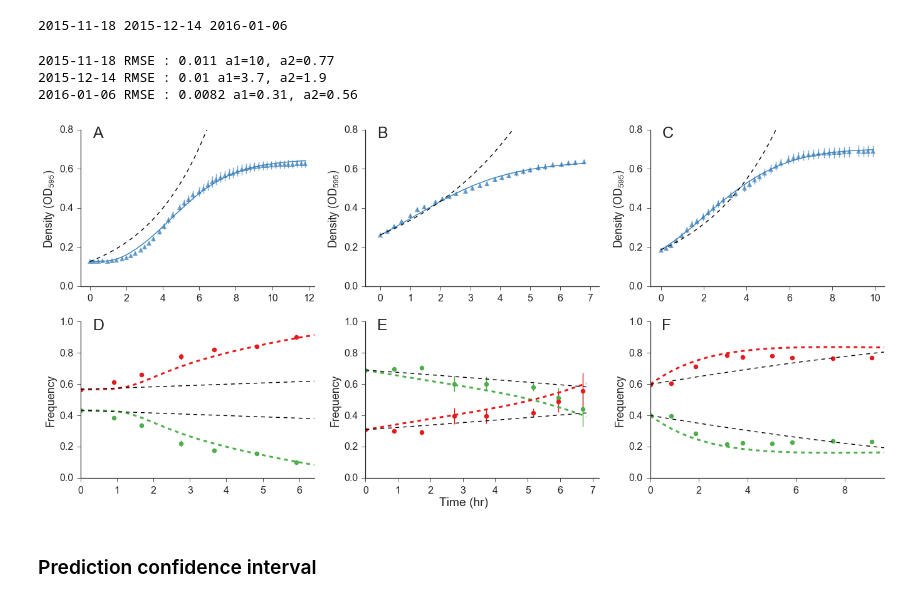
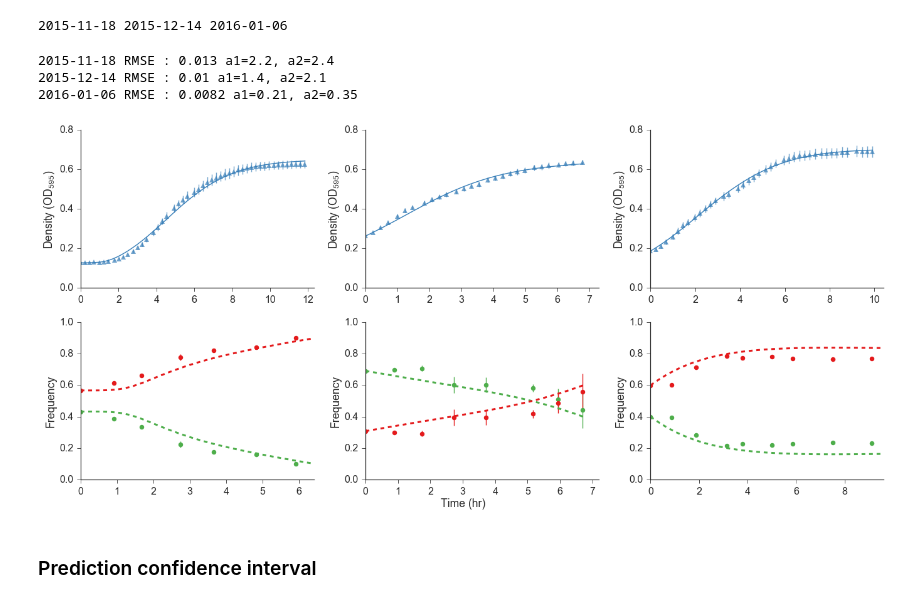
Before and after one commit to yoavram/curveball_ms, a Jupyter notebook: supp.ipynb, the cells around one changed output. Cells and saved outputs as stored; diff of their text form; code cells hidden in the pictures.

```diff
--- a/supp.ipynb
+++ b/supp.ipynb
@@ -44,6 +44,7 @@ fixed_pred_ls = '-.' # prediction without competition coefficients linestyle
 import curveball
 import curveball.scripts.cli
 print('Curveball, ', curveball.__version__)
-folder = '/Users/yoavram/Work/curveball_project/ms' # change to match your data folder
+folder = 'data' # change to match your data folder
+folder = folder if folder.startswith('/') else os.path.join(os.getcwd(), folder)
 print('Working folder:', folder)
 # %% [output]
@@ -52,5 +52,0 @@ Working folder: /Users/yoavram/Work/curveball_project/ms
-# %%
-def fig_xlabel(fig, label):
-    return fig.text(0.5, 0, label, horizontalalignment='center', verticalalignment='bottom')
-def fig_ylabel(fig, label):
-    return fig.text(0, 0.5, label, rotation='vertical', horizontalalignment='right', verticalalignment='center')
@@ -175,11 +173,11 @@ for i, (name, ds) in enumerate(datasets.items()):
 
 txt_x = fig_xlabel(fig, 'Time (hr)')
 txt_y = fig_ylabel(fig, r'Density ($OD_{595}$)')
-for i, axes in enumerate(ax.flatten()):
-    axes.annotate('ABCDEFG'[i], (0.05, 0.95), xycoords='axes fraction', fontsize=panel_label_size)
+# for i, axes in enumerate(ax.flatten()):
+#     axes.annotate('ABCDEFG'[i], (0.05, 0.95), xycoords='axes fraction', fontsize=panel_label_size)
 
 fig.tight_layout()
 sns.despine()
-fig.savefig('Fig-model_fitting.png', bbox_inches='tight', bbox_extra_artists=[txt_x, txt_y])
-fig.savefig('Fig-model_fitting.pdf', dpi=300, bbox_inches='tight', bbox_extra_artists=[txt_x, txt_y])
+fig.savefig('Fig-model_fitting.png', **savefig_bbox(txt_x, txt_y))
+fig.savefig('Fig-model_fitting.pdf', dpi=300, **savefig_bbox(txt_x, txt_y))
 # %% [output]
@@ -411,7 +419,7 @@ fig.savefig('Fig-exponential_model.pdf', dpi=300)
 for ds in datasets.values():
     ds['flow_summary_df'] = pd.read_csv(ds['flow_summary_file'])
 # %%
-ode = curveball.competitions.baranyi_roberts_yr2
+ode = curveball.competitions.baranyi_roberts_yr
 
 for name, ds in datasets.items():
     print(name, end=" ")
@@ -511,12 +519,11 @@ for col,(name, ds) in enumerate(datasets.items()):
     ax[0, col].errorbar(RG_t, RG_mean, RG_std, fmt='^', color=blue, alpha=0.7)
 
     # exponential model
-    ax[0, col].plot(t, ds['Bexp'], color='k', ls=pred_ls) # exponential model
+#     ax[0, col].plot(t, ds['Bexp'], color='k', ls=pred_ls) # exponential model
 
-    ### BOTTOM PANELS
     ax[0, col].set(
         ylabel=r'Density ($OD_{595}$)',
-        xlim=(-0.5, t.max() + 0.5),
+        xlim=(0, t.max() + 0.5),
         title="",
     )
     if 'ylim' in ds:
@@ -524,6 +531,7 @@ for col,(name, ds) in enumerate(datasets.items()):
         dy = (ds['ylim'][1] - ds['ylim'][0]) / 4
         ax[0, col].set_yticks(np.arange(ds['ylim'][0], ds['ylim'][1] + dy, dy))
 
+    ### BOTTOM PANELS
     ###
     # prediction based on comp model fit
     ax[1, col].plot(t, p1, color=green, ls=pred_ls, lw=3)
@@ -541,42 +549,42 @@ for col,(name, ds) in enumerate(datasets.items()):
     )
     idx = ds['flow_summary_df'].Strain == 'Red'
     ax[1, col].errorbar(
         ds['flow_summary_df'][idx].time,
         ds['flow_summary_df'][idx].freq_mean.as_matrix(),
         ds['flow_summary_df'][idx].freq_std.as_matrix(),
         marker='o',
         ls='',
         color=red
     )
     # exponential model
-    ax[1, col].plot(t, ds['pGexp'], color='k', ls=pred_ls)
-    ax[1, col].plot(t, ds['pRexp'], color='k', ls=pred_ls)
-    ###
+#     ax[1, col].plot(t, ds['pGexp'], color='k', ls=pred_ls)
+#     ax[1, col].plot(t, ds['pRexp'], color='k', ls=pred_ls)
+#     ###
 
     ax[1, col].set(
         ylabel='Frequency',
         xlim=(0, ds['flow_summary_df'][idx].time.max() + 0.5),
         ylim=(0, 1),
         title="",
         yticks=np.linspace(0, 1.0, 6),
 
     )
 
     print(name, "RMSE : {:.2g}".format(np.sqrt(MRSE)), "a1={:.2g}, a2={:.2g}".format(*ds['a']))
 
 fig_xlabel(fig, 'Time (hr)')
-for i,axes in enumerate(ax.flatten()):
-    axes.annotate('ABCDEFGH'[i], (0.05, 0.95), xycoords='axes fraction', fontsize=panel_label_size)
+# for i,axes in enumerate(ax.flatten()):
+#     axes.annotate('ABCDEFGH'[i], (0.05, 0.95), xycoords='axes fraction', fontsize=panel_label_size)
 
 sns.despine()
 fig.tight_layout()
 fig.savefig('Fig-Competition_prediction.png')
 fig.savefig('Fig-Competition_prediction.pdf', dpi=300)
 # %% [output]
-2015-11-18 RMSE : 0.011 a1=10, a2=0.77
-2015-12-14 RMSE : 0.01 a1=3.7, a2=1.9
-2016-01-06 RMSE : 0.0082 a1=0.31, a2=0.56
+2015-11-18 RMSE : 0.013 a1=2.2, a2=2.4
+2015-12-14 RMSE : 0.01 a1=1.4, a2=2.1
+2016-01-06 RMSE : 0.0082 a1=0.21, a2=0.35
-[figure, old version]
+[figure, new version]
 # %% [markdown]
 ### Prediction confidence interval
 # %%
```
Also changed, not shown: parts of 11 cells of this notebook.
